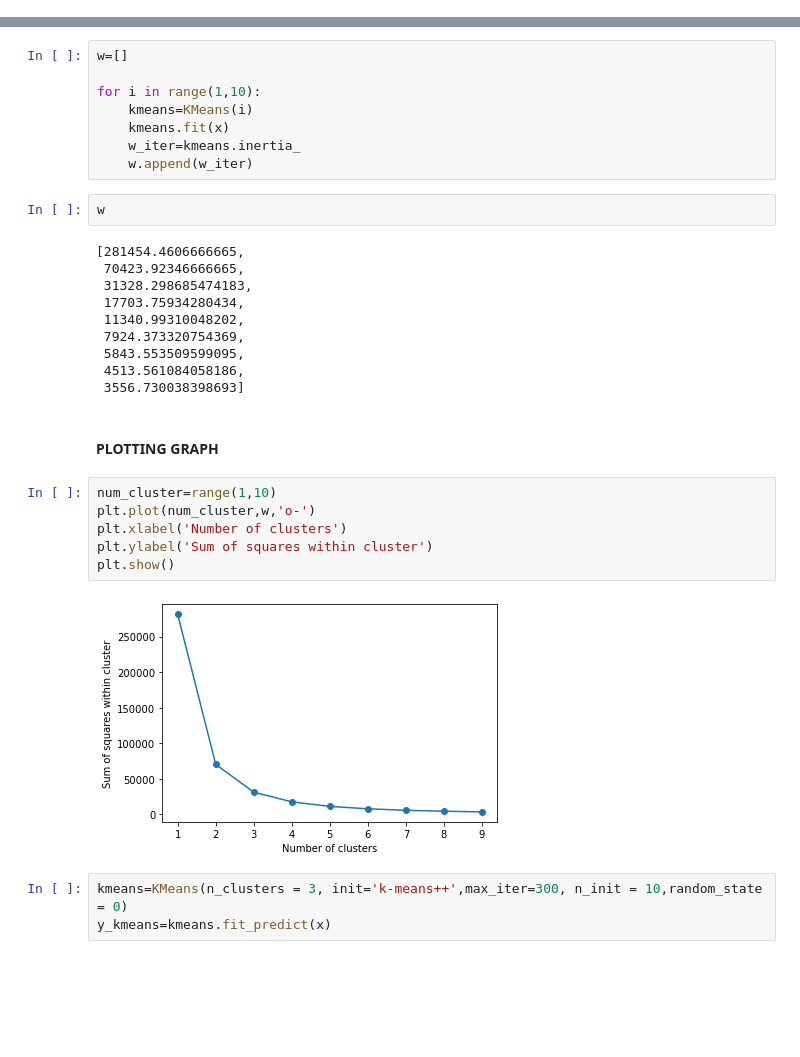
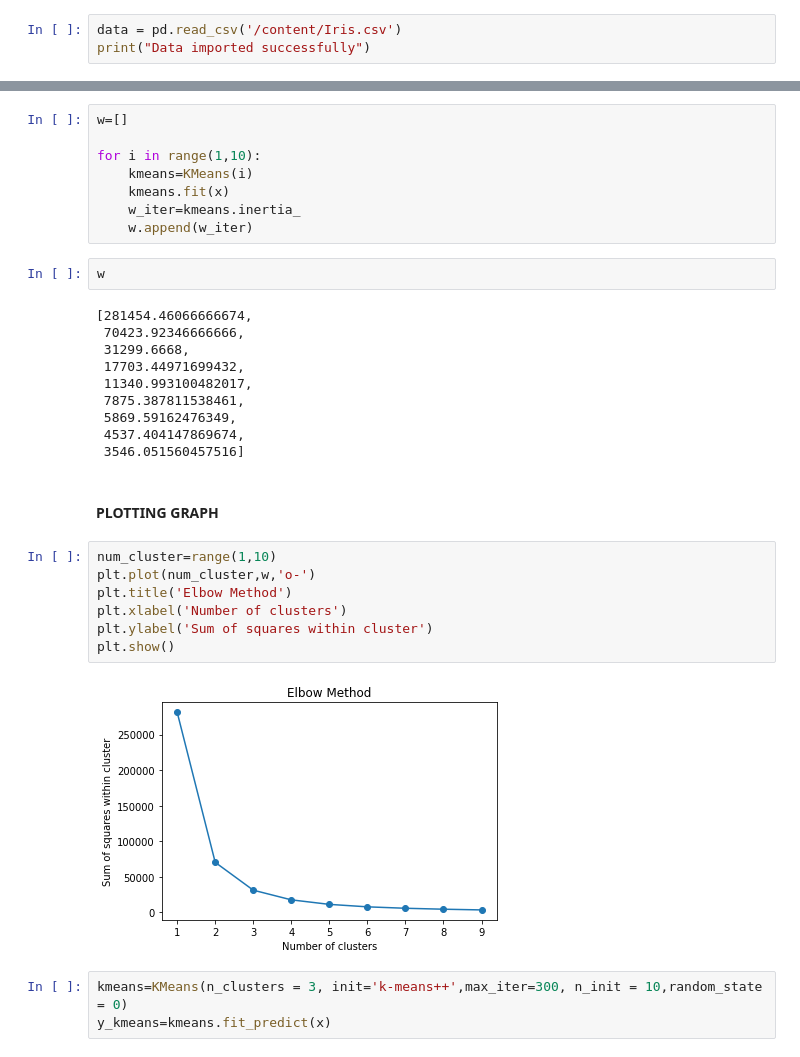
Before and after one commit to tanaybag/GRIPMAY21_TASKS, a Jupyter notebook: Task2-Prediction Using Unsupervised ML.ipynb, the cells around one changed output, grey strips where cells are left out. Drawn from its saved outputs; the diff is of its cells as text; blank space fills up the shorter version.

```diff
--- a/Task2-Prediction Using Unsupervised ML.ipynb
+++ b/Task2-Prediction Using Unsupervised ML.ipynb
@@ -26,0 +23,3 @@ data loaded
+# %%
+data = pd.read_csv('/content/Iris.csv')
+print("Data imported successfully")
@@ -110,25 +111,26 @@ for i in range(1,10):
 # %%
 w
 # %% [output]
-[281454.4606666665,
- 70423.92346666665,
- 31328.298685474183,
- 17703.75934280434,
- 11340.99310048202,
- 7924.373320754369,
- 5843.553509599095,
- 4513.561084058186,
- 3556.730038398693]
+[281454.46066666674,
+ 70423.92346666666,
+ 31299.6668,
+ 17703.44971699432,
+ 11340.993100482017,
+ 7875.387811538461,
+ 5869.59162476349,
+ 4537.404147869674,
+ 3546.051560457516]
 # %% [markdown]
 #### PLOTTING GRAPH
 # %%
 num_cluster=range(1,10)
 plt.plot(num_cluster,w,'o-')
+plt.title('Elbow Method')
 plt.xlabel('Number of clusters')
 plt.ylabel('Sum of squares within cluster')
 plt.show()
 # %% [output]
-[figure, old version]
+[figure, new version]
 # %%
 kmeans=KMeans(n_clusters = 3, init='k-means++',max_iter=300, n_init = 10,random_state = 0)
 y_kmeans=kmeans.fit_predict(x)
```
Also changed, not shown: parts of 4 cells of this notebook.
